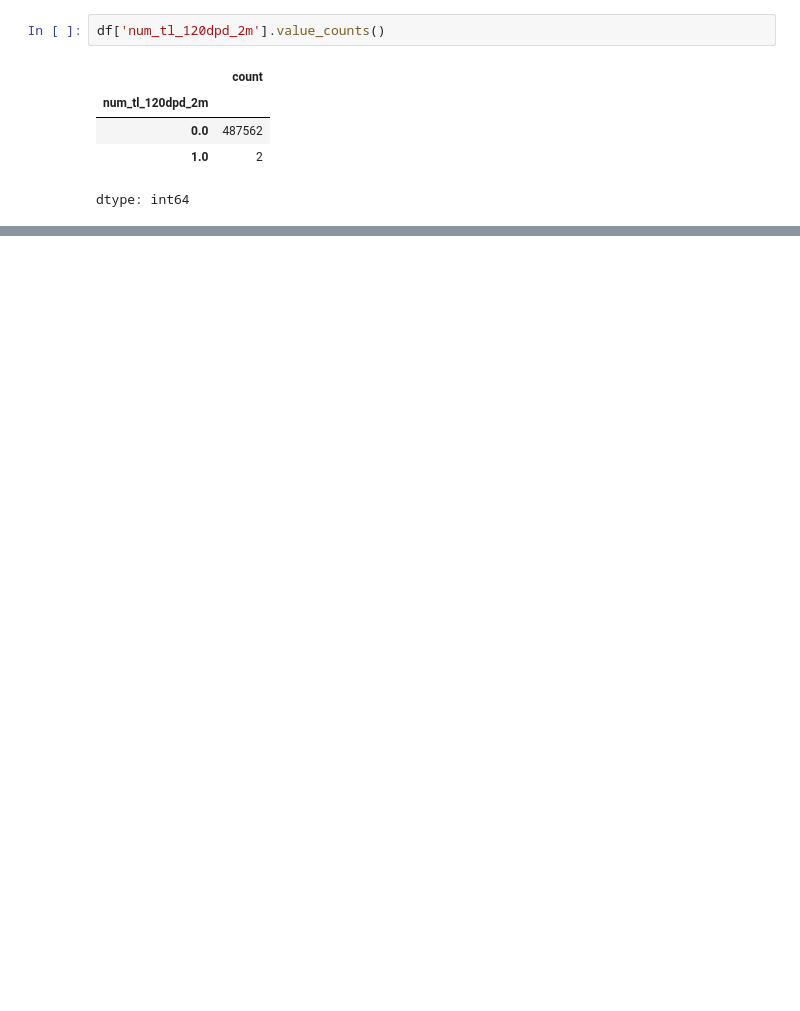
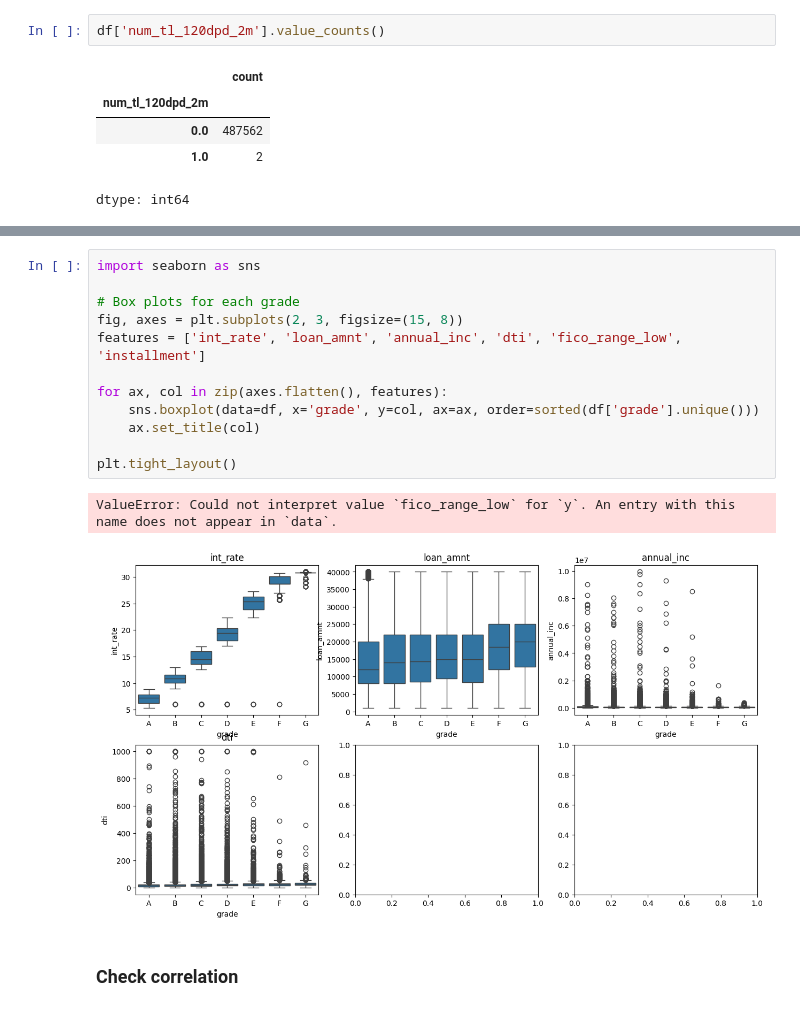
Before and after one commit to jqchen24-new/ml-zoomcamp, a Jupyter notebook: Capstone_project/project.ipynb, the cells around one changed output, grey strips where cells are left out. Cells and saved outputs as stored; diff of their text form; blank space fills up the shorter version.

```diff
--- a/Capstone_project/project.ipynb
+++ b/Capstone_project/project.ipynb
@@ -253,0 +269,17 @@ dtype: object
+# %%
+import seaborn as sns
+
+# Box plots for each grade
+fig, axes = plt.subplots(2, 3, figsize=(15, 8))
+features = ['int_rate', 'loan_amnt', 'annual_inc', 'dti', 'fico_range_low', 'installment']
+
+for ax, col in zip(axes.flatten(), features):
+    sns.boxplot(data=df, x='grade', y=col, ax=ax, order=sorted(df['grade'].unique()))
+    ax.set_title(col)
+
+plt.tight_layout()
+# %% [output]
+ValueError: Could not interpret value `fico_range_low` for `y`. An entry with this name does not appear in `data`.
+[figure, added]
+# %% [markdown]
+### Check correlation
```
Also changed, not shown: parts of 17 cells of this notebook.
